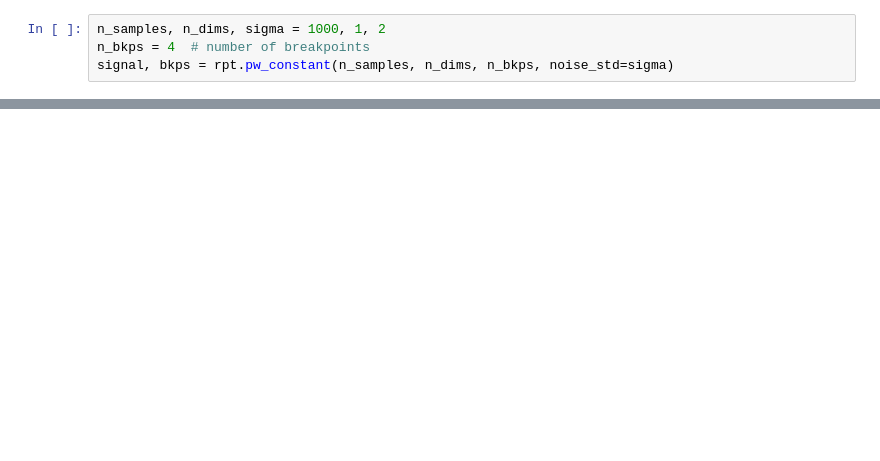
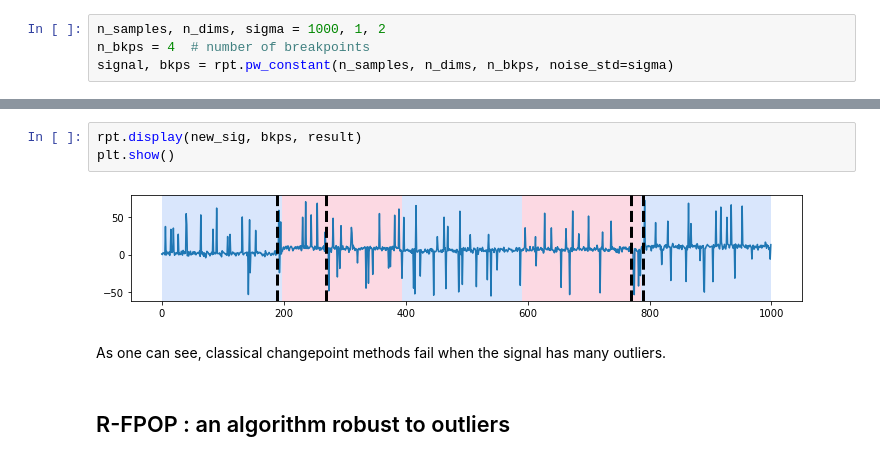
Before and after one commit to LinusBleistein/changepoint_outliers, a Jupyter notebook: imptests.ipynb, the cells around one changed output, grey strips where cells are left out. Cells and saved outputs as stored; diff of their text form; blank space fills up the shorter version.

```diff
--- a/imptests.ipynb
+++ b/imptests.ipynb
@@ -40,0 +67,9 @@ fig, ax_array = rpt.display(new_sig, bkps)
+# %%
+rpt.display(new_sig, bkps, result)
+plt.show()
+# %% [output]
+[figure, added]
+# %% [markdown]
+As one can see, classical changepoint methods fail when the signal has many outliers.
+# %% [markdown]
+## R-FPOP :  an algorithm robust to outliers
```
Also changed, not shown: parts of 11 cells of this notebook.
